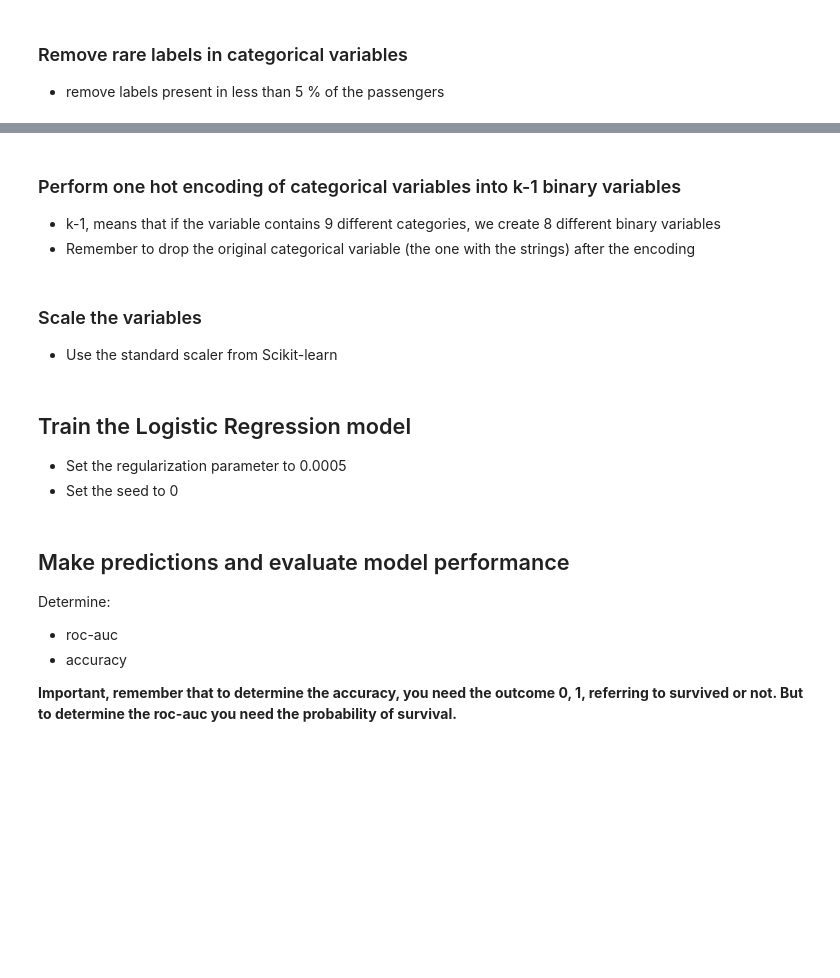
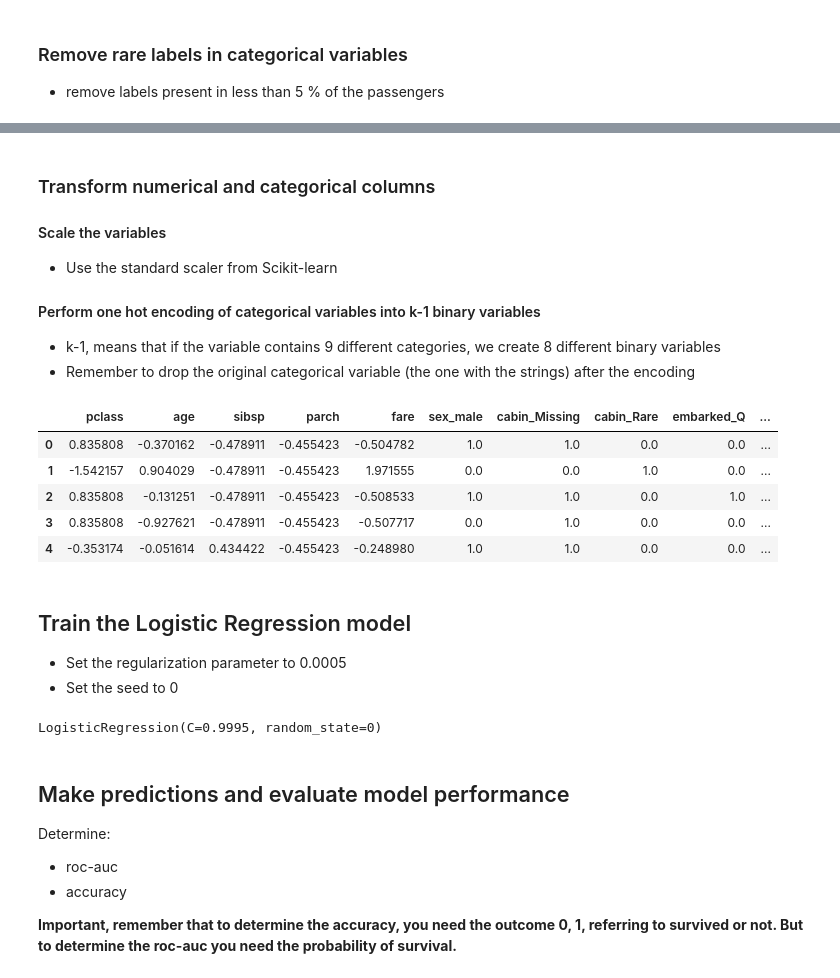
Before and after one commit to trainindata/deploying-machine-learning-models, a Jupyter notebook: section-04-research-and-development/titanic-assignment/01-predicting-survival-titanic-assignement.ipynb, the cells around one changed output, grey strips where cells are left out. Drawn from its saved outputs; the diff is of its cells as text; code cells hidden in the pictures; blank space fills up the shorter version.

Commit message:
✨ 1st assignment: titanic pipeline

```diff
--- a/section-04-research-and-development/titanic-assignment/01-predicting-survival-titanic-assignement.ipynb
+++ b/section-04-research-and-development/titanic-assignment/01-predicting-survival-titanic-assignement.ipynb
@@ -157,3 +280,28 @@ X_train.shape, X_test.shape
 ### Remove rare labels in categorical variables
 
 - remove labels present in less than 5 % of the passengers
+# %%
+def find_frequent_labels(df, var, rare_perc):
+
+    # function finds the labels that are shared by more than
+    # a certain % of the houses in the dataset
+
+    df = df.copy()
+
+    tmp = df.groupby(var)[var].count() / len(df)
+
+    return tmp[tmp > rare_perc].index
+
+
+for var in vars_cat:
+
+    # find the frequent categories
+    frequent_ls = find_frequent_labels(X_train, var, 0.05)
+
+    print(var, frequent_ls)
+    print()
+
+    # replace rare categories by the string "Rare"
+    X_train[var] = np.where(X_train[var].isin(frequent_ls), X_train[var], 'Rare')
+
+    X_test[var] = np.where(X_test[var].isin(frequent_ls), X_test[var], 'Rare')
@@ -160,9 +316,38 @@ X_train.shape, X_test.shape
 # %% [markdown]
-### Perform one hot encoding of categorical variables into k-1 binary variables
+### Transform numerical and categorical columns
+
+#### Scale the variables
+
+- Use the standard scaler from Scikit-learn
+
+#### Perform one hot encoding of categorical variables into k-1 binary variables
 
 - k-1, means that if the variable contains 9 different categories, we create 8 different binary variables
 - Remember to drop the original categorical variable (the one with the strings) after the encoding
-# %% [markdown]
-### Scale the variables
-
-- Use the standard scaler from Scikit-learn
+# %%
+# creating a preprocessing pipeline to tackle both scaling and encoding transformations
+
+preprocessor = ColumnTransformer([
+    ('num', StandardScaler(), vars_num),
+    ('cat', OneHotEncoder(drop='first'), vars_cat)
+    ], remainder="passthrough")
+
+X_train = preprocessor.fit_transform(X_train)
+X_test = preprocessor.transform(X_test)
+# %%
+transformed_cols = []
+for col in preprocessor.get_feature_names_out():
+    to_drop, to_keep = col.split('__')
+    transformed_cols.append(to_keep)
+# %%
+X_train = pd.DataFrame(X_train, columns=transformed_cols)
+X_test = pd.DataFrame(X_test, columns=transformed_cols)
+# %%
+X_train.head()
+# %% [output]
+|  | pclass | age | sibsp | parch | fare | sex_male | cabin_Missing | cabin_Rare | embarked_Q | ... |
+| 0 | 0.835808 | -0.370162 | -0.478911 | -0.455423 | -0.504782 | 1.0 | 1.0 | 0.0 | 0.0 | ... |
+| 1 | -1.542157 | 0.904029 | -0.478911 | -0.455423 | 1.971555 | 0.0 | 0.0 | 1.0 | 0.0 | ... |
+| 2 | 0.835808 | -0.131251 | -0.478911 | -0.455423 | -0.508533 | 1.0 | 1.0 | 0.0 | 1.0 | ... |
+| 3 | 0.835808 | -0.927621 | -0.478911 | -0.455423 | -0.507717 | 0.0 | 1.0 | 0.0 | 0.0 | ... |
+| 4 | -0.353174 | -0.051614 | 0.434422 | -0.455423 | -0.248980 | 1.0 | 1.0 | 0.0 | 0.0 | ... |
@@ -171,6 +392,11 @@ X_train.shape, X_test.shape
 
 - Set the regularization parameter to 0.0005
 - Set the seed to 0
+# %%
+lr_model = LogisticRegression(C=1-0.0005, random_state=0)
+lr_model.fit(X_train, y_train)
+# %% [output]
+LogisticRegression(C=0.9995, random_state=0)
 # %% [markdown]
 ## Make predictions and evaluate model performance
 
```
Also changed, not shown: parts of 28 cells of this notebook, 2 other files.
